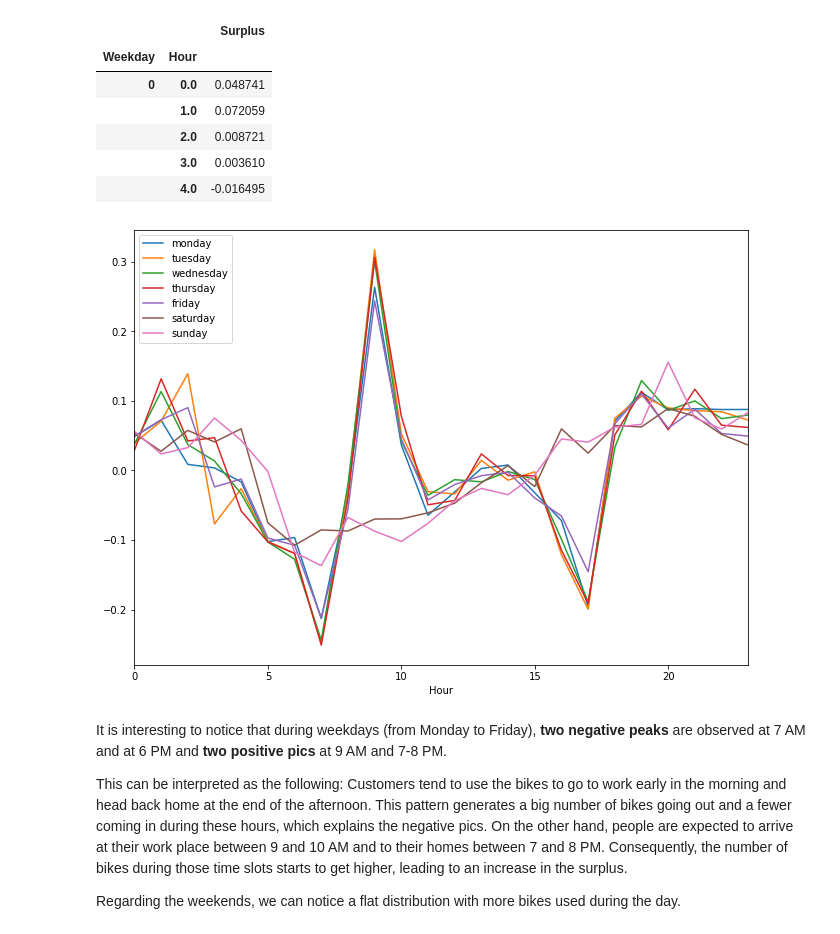
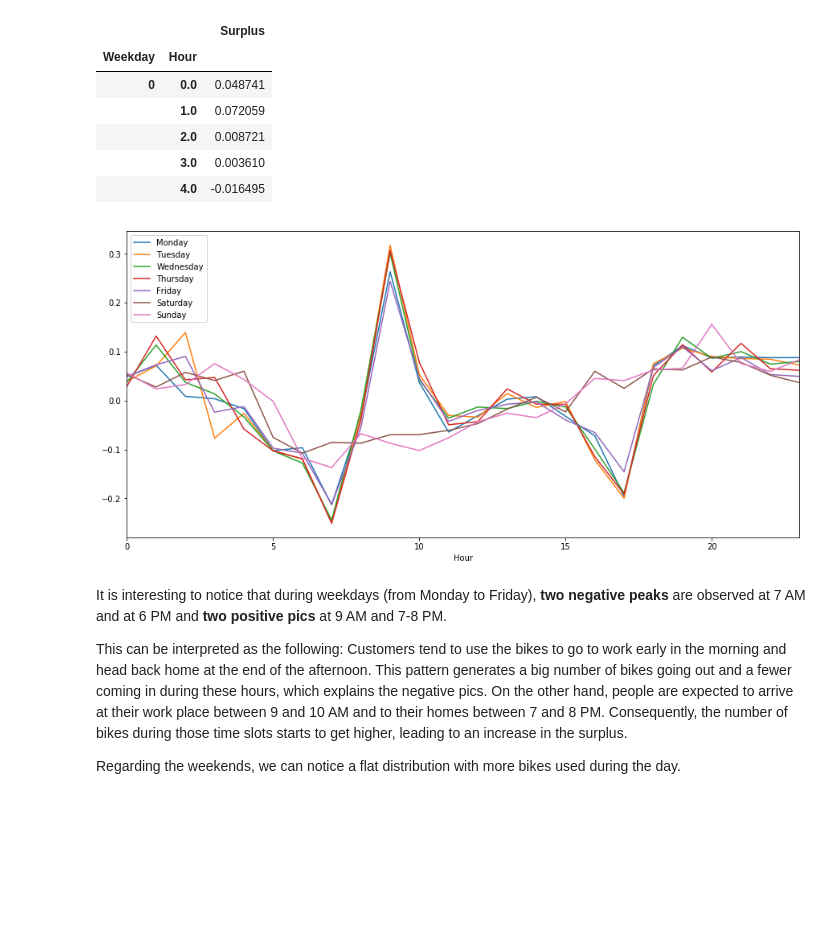
Before and after one commit to Firas-RHIMI/Data-Camp-Challenge, a Jupyter notebook: Starting Kit.ipynb, the cells around one changed output. Saved outputs shown, nothing was run; the diff lists cells and outputs as text; code cells hidden in the pictures; blank space fills up the shorter version.

```diff
--- a/Starting Kit.ipynb
+++ b/Starting Kit.ipynb
@@ -467,17 +473,17 @@ pg.head()
 |  | 4.0 | -0.016495 |
 # %%
 ax1 = plt.gca()
-pg['Surplus'][0].plot(kind='line',ax=ax1,figsize=(11,8))
+pg['Surplus'][0].plot(kind='line',ax=ax1,figsize=(15,7))
 pg['Surplus'][1].plot(kind='line',ax=ax1)
 pg['Surplus'][2].plot(kind='line',ax=ax1)
 pg['Surplus'][3].plot(kind='line',ax=ax1)
 pg['Surplus'][4].plot(kind='line',ax=ax1)
 pg['Surplus'][5].plot(kind='line',ax=ax1)
 pg['Surplus'][6].plot(kind='line',ax=ax1)
-ax1.legend(['monday','tuesday','wednesday','thursday','friday','saturday','sunday'],loc='upper left')
+ax1.legend(['Monday','Tuesday','Wednesday','Thursday','Friday','Saturday','Sunday'],loc='upper left')
 plt.show()
 # %% [output]
-[figure, old version]
+[figure, new version]
 # %% [markdown]
 It is interesting to notice that during weekdays (from Monday to Friday), **two negative peaks** are observed at 7 AM and at 6 PM and **two positive pics** at 9 AM and 7-8 PM.
 
```
Also changed, not shown: parts of 16 cells of this notebook.
